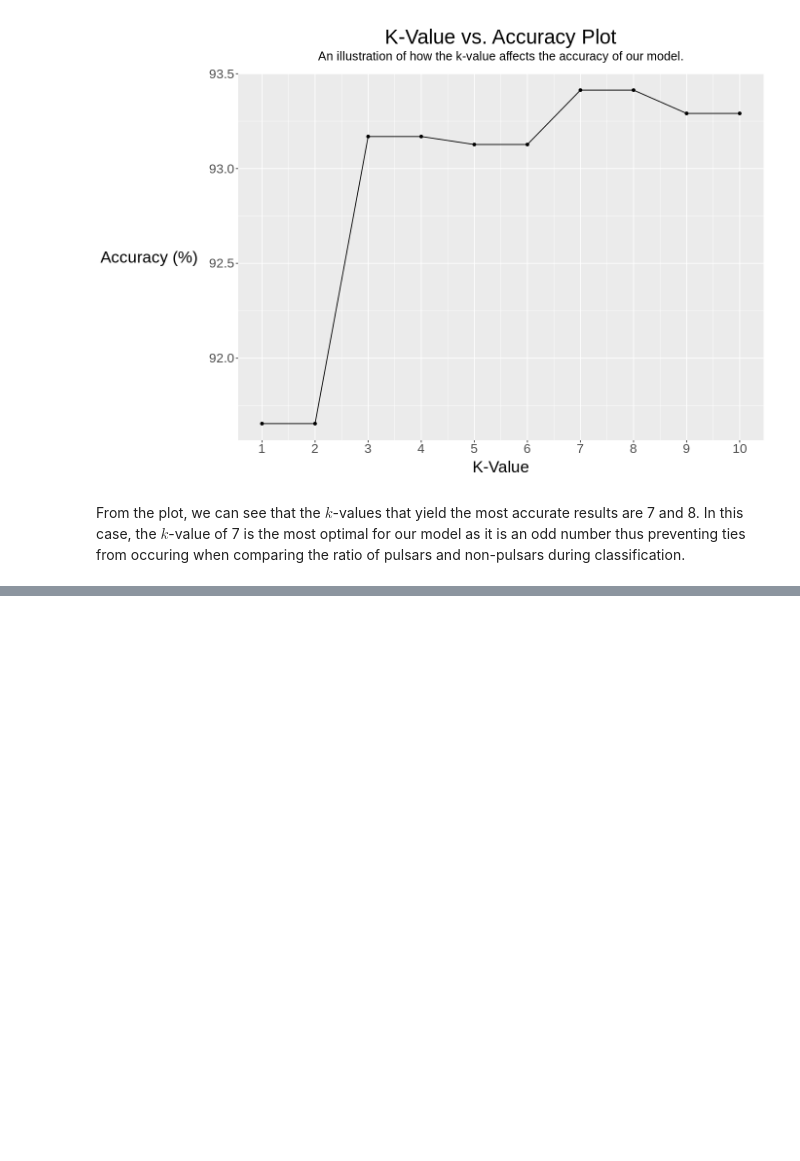
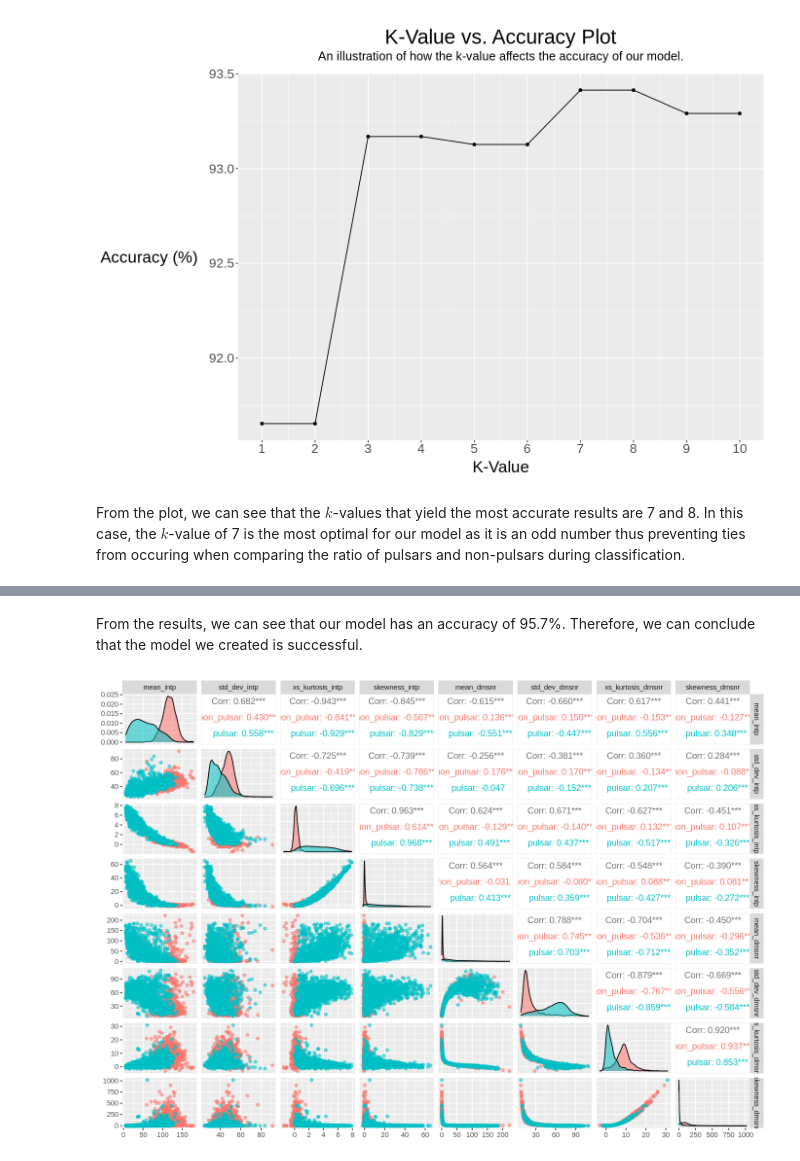
Before and after one commit to IDEKENTERPRISES/dsci-pulsar, a Jupyter notebook: final_code.ipynb, the cells around one changed output, grey strips where cells are left out. Drawn from its saved outputs; the diff is of its cells as text; code cells hidden in the pictures; blank space fills up the shorter version.

```diff
--- a/final_code.ipynb
+++ b/final_code.ipynb
@@ -249,0 +340,8 @@ From the plot, we can see that the $k$-values that yield the most accurate resul
+# %% [markdown]
+From the results, we can see that our model has an accuracy of 95.7%. Therefore, we can conclude that the model we created is successful.
+# %%
+scatter_matrix <- pulsar_data_training |>
+                  ggpairs(columns = 2:9, mapping=ggplot2::aes(colour = class, alpha = 1))
+scatter_matrix
+# %% [output]
+[figure, added]
```
Also changed, not shown: parts of 35 cells of this notebook.
